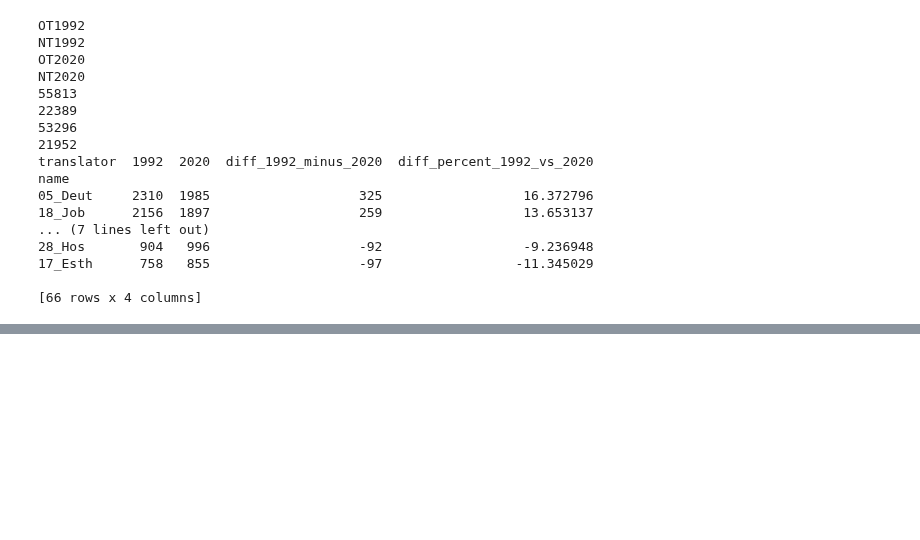
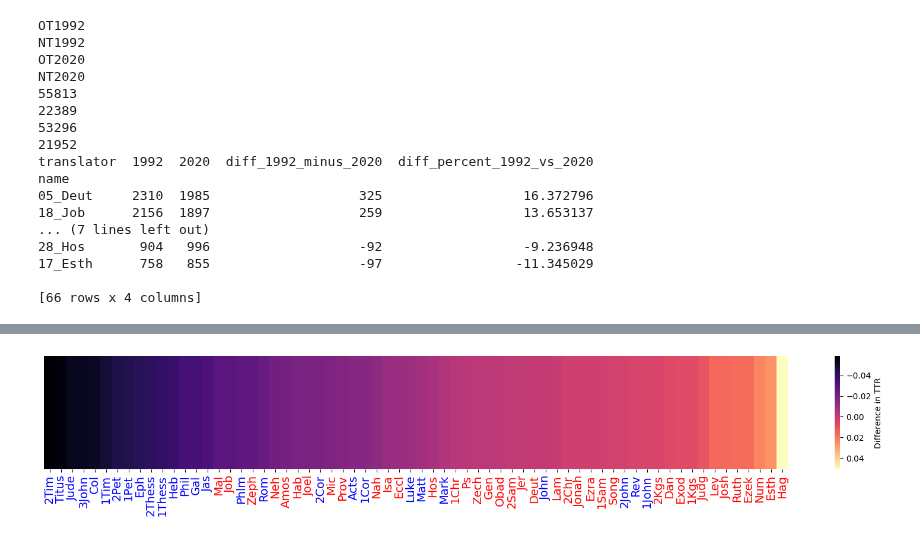
Before and after one commit to Computing-Antiquity/bibelen2020_appendices, a Jupyter notebook: demonstration_notebook.ipynb, the cells around one changed output, grey strips where cells are left out. Cells and saved outputs as stored; diff of their text form; code cells hidden in the pictures; blank space fills up the shorter version.

Commit message:
notebook indtil distancemarix

```diff
--- a/demonstration_notebook.ipynb
+++ b/demonstration_notebook.ipynb
@@ -250,0 +269,9 @@ token_pivot_sorted_perc.to_csv("lemma_counts_sorted_perc.csv")
+# %%
+book_df = book_df.assign(ttr = book_df.lemmatized_content.apply(lambda x: len(set(x.split(" "))))/book_df.lemmatized_content.apply(lambda x: len(x.split(" "))))
+# %%
+# Compute the difference in TTR
+diff_ttr = pd.DataFrame(book_df[book_df.translator == "1992"].sort_values("name").ttr.values - book_df[book_df.translator == "2020"].sort_values("name").ttr.values)
+diff_ttr = diff_ttr.assign(name = book_df[book_df.translator == "1992"].sort_values("name").name.values)
+diff_ttr.columns = ["1992 translation - 2020 translation variation in TTR", "name"]
+diff_ttr = diff_ttr.assign(book_type = book_df[book_df.translator == "1992"].sort_values("name").type.values)
+diff_ttr
@@ -250,0 +296,41 @@ token_pivot_sorted_perc.to_csv("lemma_counts_sorted_perc.csv")
+# %%
+from matplotlib import pyplot as plt
+import seaborn as sns
+import re
+
+plt.figure(figsize=(16, 3))
+
+# Sortér og lav kopi
+sorted_df_distances = diff_ttr.sort_values("1992 translation - 2020 translation variation in TTR", ascending=False).copy()
+
+# Fjern tal + underscore præfix i navnene
+sorted_df_distances["name_clean"] = sorted_df_distances["name"].apply(lambda s: re.sub(r"^\d+_", "", s))
+
+# Vend fortegnene på værdierne
+sorted_df_distances["flipped_ttr"] = -sorted_df_distances["1992 translation - 2020 translation variation in TTR"]
+
+ax = sns.heatmap(
+    sorted_df_distances["flipped_ttr"].values.reshape(1, -1),
+    cmap="magma",
+    xticklabels=sorted_df_distances.name_clean,
+    yticklabels=False,
+    cbar=True,
+    cbar_kws={"label": "Difference in TTR"}
+)
+
+# Invertér colorbaren, så -0.04 er øverst og 0.04 nederst
+ax.collections[0].colorbar.ax.invert_yaxis()  # [1][6][7]
+
+# Forstør x-tick labels
+ax.set_xticklabels(ax.get_xticklabels(), fontsize=14, rotation=90)
+
+for tick_label, book_type in zip(ax.axes.get_xticklabels(), sorted_df_distances.book_type):
+    if book_type == "NT":
+        tick_label.set_color("blue")
+    else:
+        tick_label.set_color("red")
+
+plt.tight_layout()
+plt.show()
+# %% [output]
+[figure, added]
```
Also changed, not shown: parts of 11 cells of this notebook.
